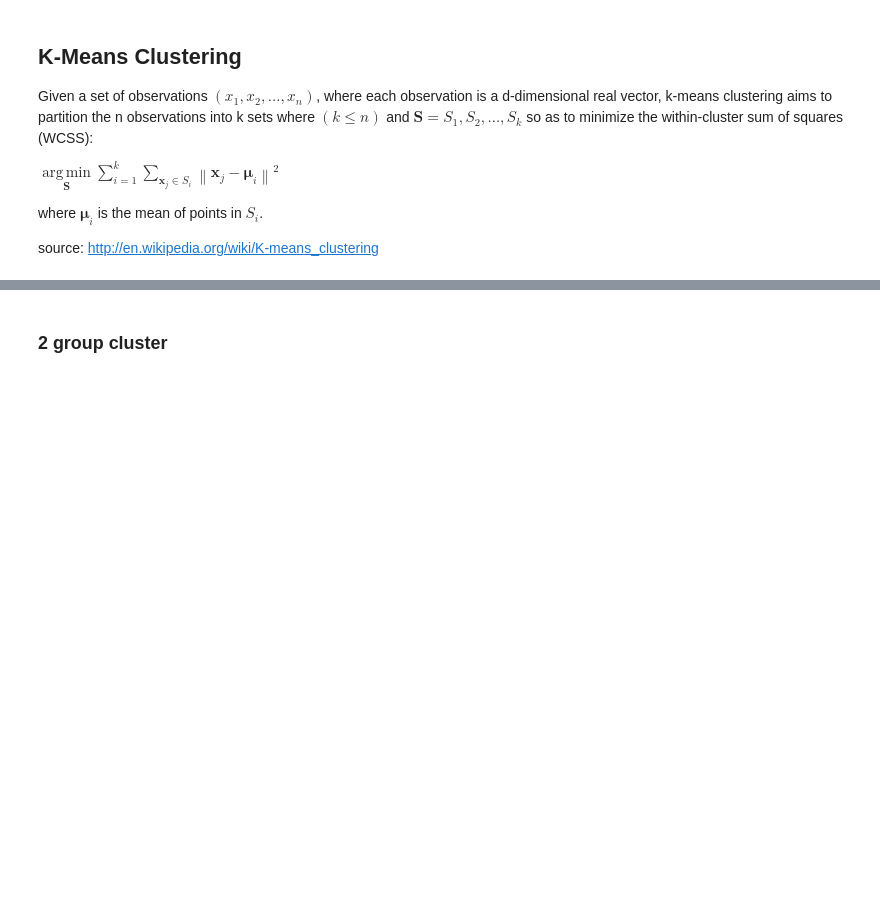
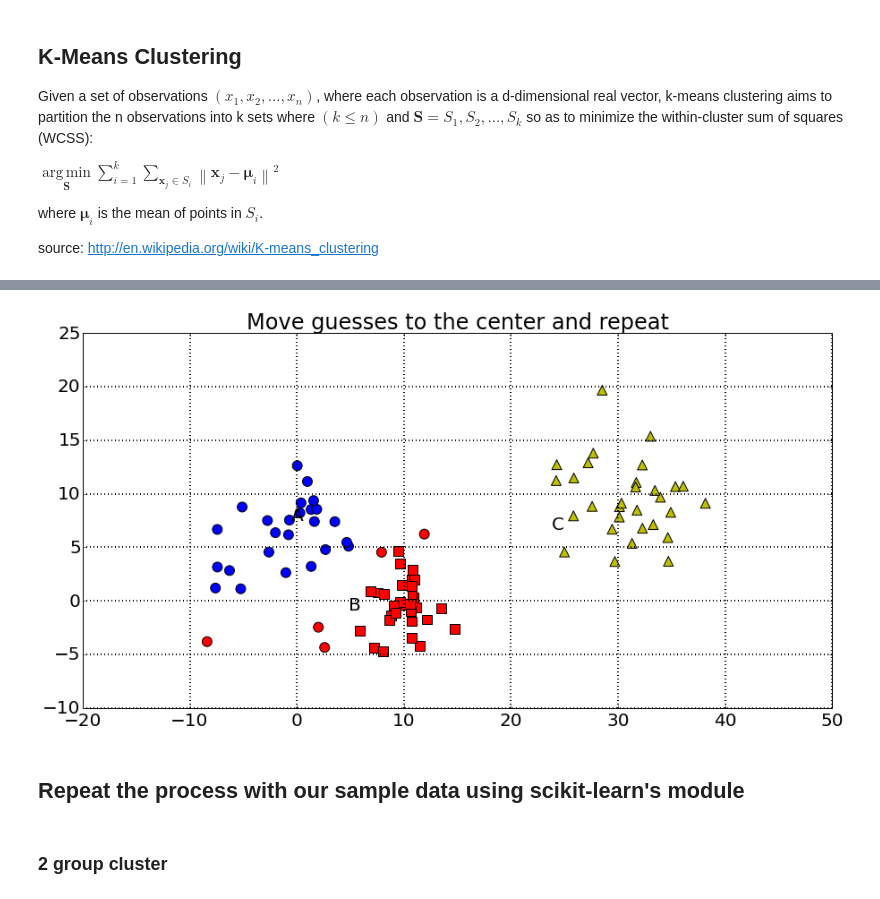
Before and after one commit to MathYourLife/lesson_analytics_101, a Jupyter notebook: notebooks/clustering.ipynb, the cells around one changed output, grey strips where cells are left out. Cells and saved outputs as stored; diff of their text form; code cells hidden in the pictures; blank space fills up the shorter version.

```diff
--- a/notebooks/clustering.ipynb
+++ b/notebooks/clustering.ipynb
@@ -117,3 +205,14 @@ source: http://en.wikipedia.org/wiki/K-means_clustering
+# %%
+labels = np.array([g for g in calc_labels(centers, pts)])
+new_centers = []
+for idx, c in enumerate(centers):
+    new_centers.append(tuple(pts[labels == idx][:, :2].mean(axis=0)))
+centers = new_centers
+scatter(pts, centers, title='Move guesses to the center and repeat', find_groups=True)
+# %% [output]
+[figure, added]
+# %% [markdown]
+## Repeat the process with our sample data using scikit-learn's module
 # %%
 def clustering(x,y,z,groups=2, normalize=False):
     data = np.array(list(get_columns([x,y,z])), dtype=np.float)
```
Also changed, not shown: parts of 13 cells of this notebook.
